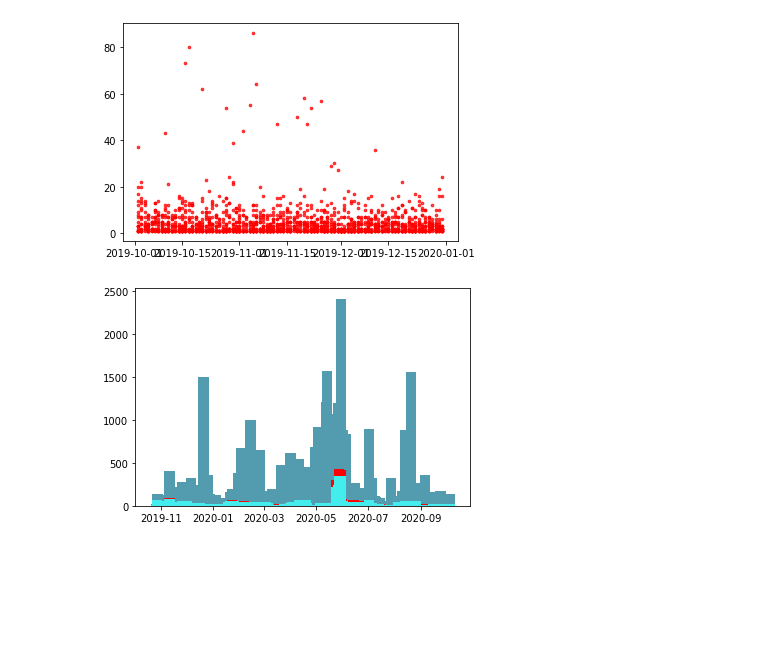
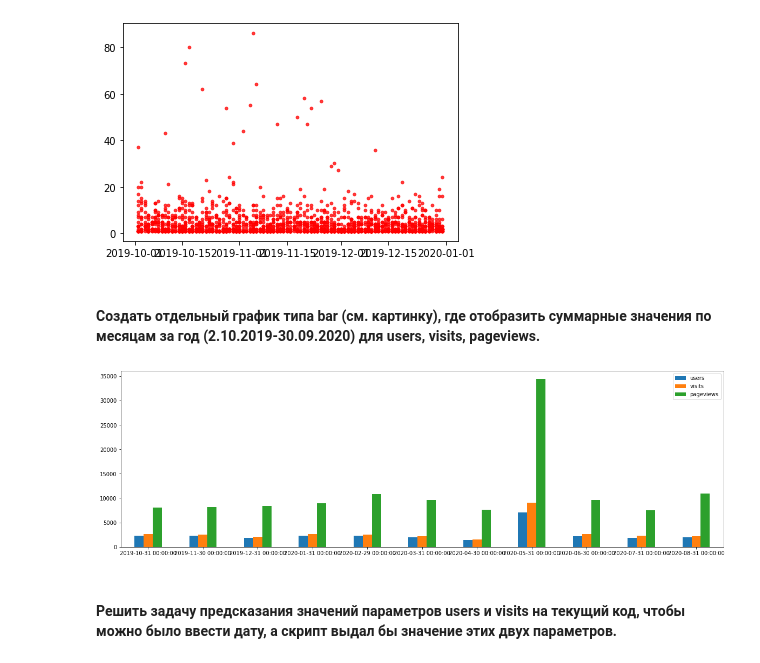
Before and after one commit to meekly/another-funking-itmo-ml-task, a Jupyter notebook: task1.ipynb, the cells around one changed output. Cells and saved outputs as stored; diff of their text form; code cells hidden in the pictures; blank space fills up the shorter version.

```diff
--- a/task1.ipynb
+++ b/task1.ipynb
@@ -31,16 +34,3 @@ ax.scatter(X, Y, s = 7, color = 'r', alpha = 0.75)
 plt.show()
 # %% [output]
 [figure]
-# %%
- _, ax = plt.subplots()
-mask = (data['date'] > '2019-10-2') & (data['date'] < '2020-09-30')
-X = pd.to_datetime(data.loc[mask]['date'])
-Y = data.loc[mask]['pageviews']
-
-width = 12
-ax.bar(X, data.loc[mask]['pageviews'], color = '#539caf', align = 'edge', width = width)
-ax.bar(X, data.loc[mask]['visits'], color = '#ff0000', align = 'edge', width = width)
-ax.bar(X, data.loc[mask]['users'], color = '#44eded', align = 'edge', width = width)
-plt.show()
-# %% [output]
-[figure, removed]
@@ -67,0 +37,19 @@ reg.predict([[0,1,0,1,0,1,1,0,0,0.93,0.635]])
+# %% [markdown]
+#### Создать отдельный график типа bar (см. картинку), где отобразить суммарные значения по месяцам за год (2.10.2019-30.09.2020) для users, visits, pageviews.
+# %%
+monthly = data.resample('M').sum()
+mask = (monthly.index > '2019-10-2') & (monthly.index < '2020-09-30')
+dataForBar = pd.DataFrame(
+    {
+        'users': monthly.loc[mask]['users'].to_numpy(),
+        'visits': monthly.loc[mask]['visits'].to_numpy(),
+        'pageviews': monthly.loc[mask]['pageviews'].to_numpy()
+    },
+    index=monthly.loc[mask].index.to_numpy())
+
+dataForBar.plot.bar(rot=0,figsize=(20,6))
+plt.show()
+# %% [output]
+[figure, added]
+# %% [markdown]
+#### Решить задачу предсказания значений параметров users и visits на текущий код, чтобы можно было ввести дату, а скрипт выдал бы значение этих двух параметров.
```
Also changed, not shown: parts of 16 cells of this notebook.
